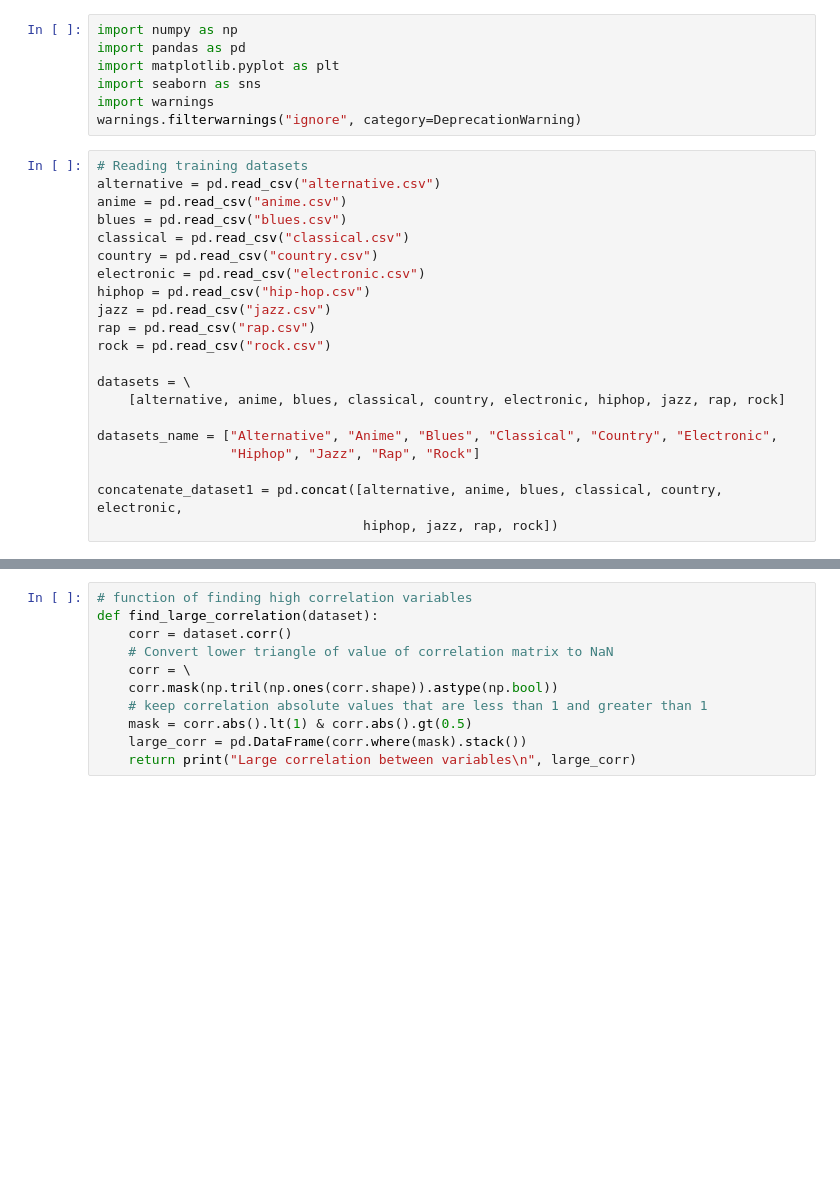
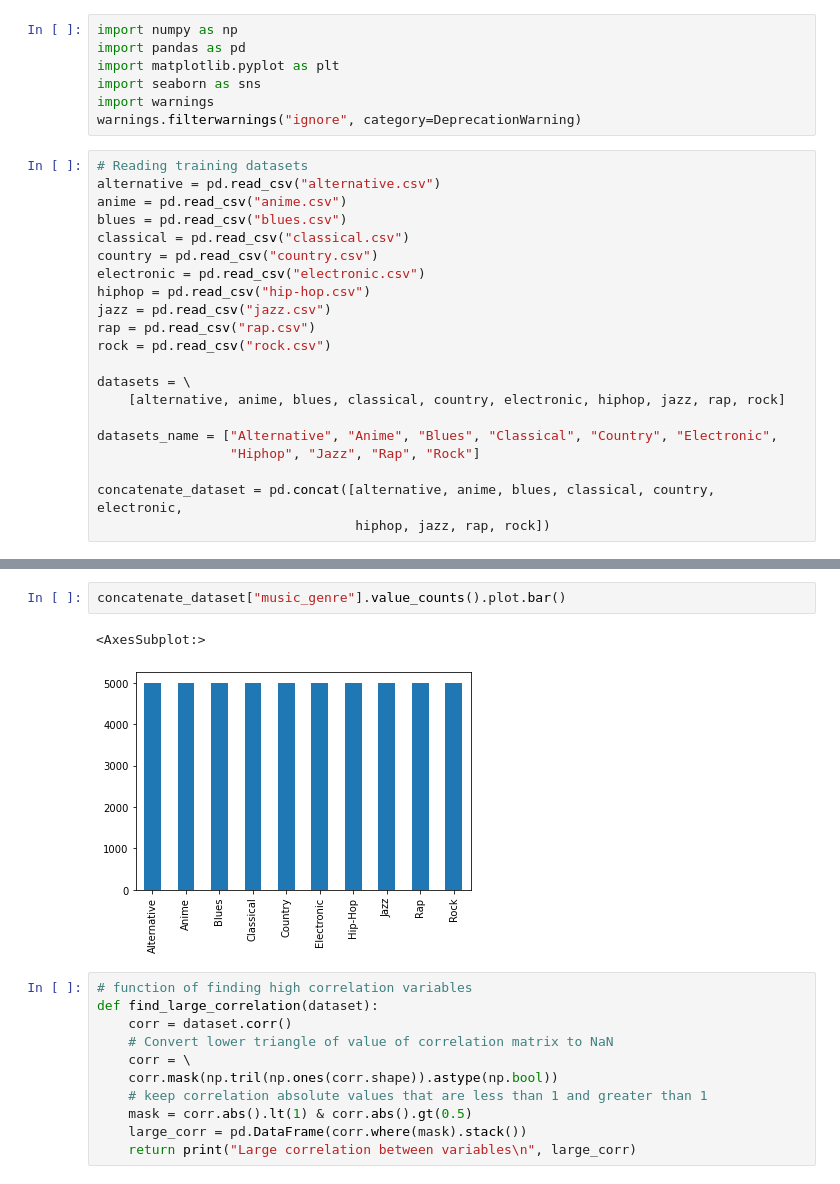
Before and after one commit to jerryzhuang0914/COMP309_Assignment3, a Jupyter notebook: Kaggle Competition.ipynb, the cells around one changed output, grey strips where cells are left out. Drawn from its saved outputs; the diff is of its cells as text; blank space fills up the shorter version.

```diff
--- a/Kaggle Competition.ipynb
+++ b/Kaggle Competition.ipynb
@@ -24,5 +24,5 @@ datasets = \
 datasets_name = ["Alternative", "Anime", "Blues", "Classical", "Country", "Electronic",
                  "Hiphop", "Jazz", "Rap", "Rock"]
 
-concatenate_dataset1 = pd.concat([alternative, anime, blues, classical, country, electronic,
-                                  hiphop, jazz, rap, rock])
+concatenate_dataset = pd.concat([alternative, anime, blues, classical, country, electronic,
+                                 hiphop, jazz, rap, rock])
@@ -29,3 +149,8 @@ concatenate_dataset1 = pd.concat([alternative, anime, blues, classical, country,
+# %%
+concatenate_dataset["music_genre"].value_counts().plot.bar()
+# %% [output]
+<AxesSubplot:>
+[figure, added]
 # %%
 # function of finding high correlation variables
 def find_large_correlation(dataset):
```
Also changed, not shown: parts of 21 cells of this notebook.
